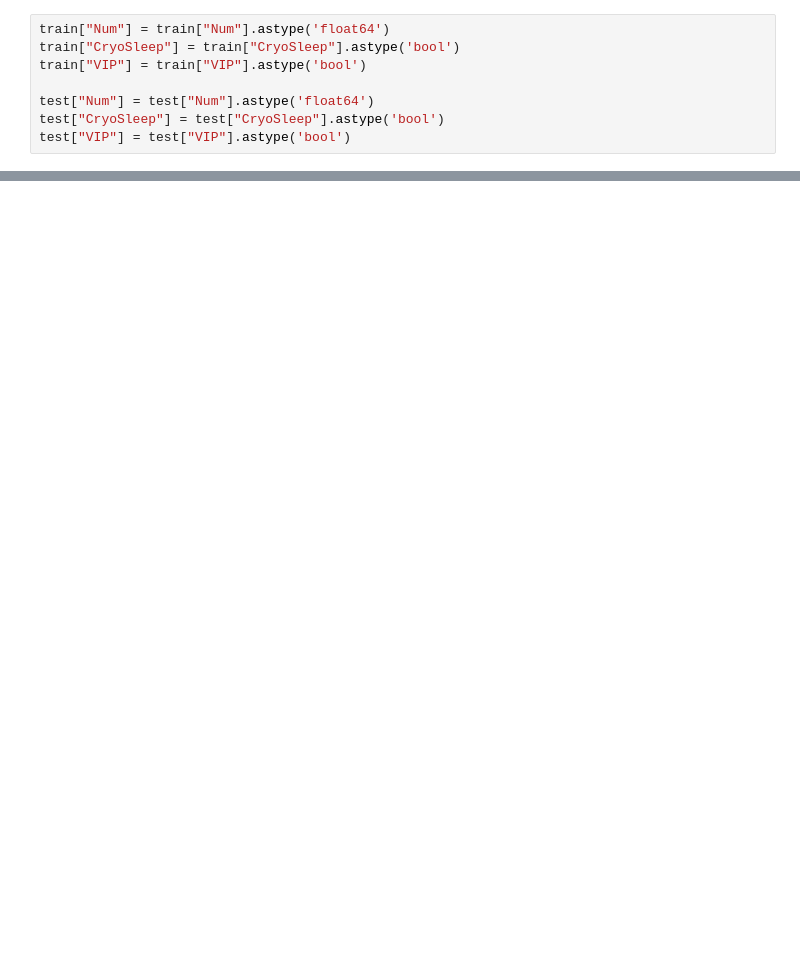
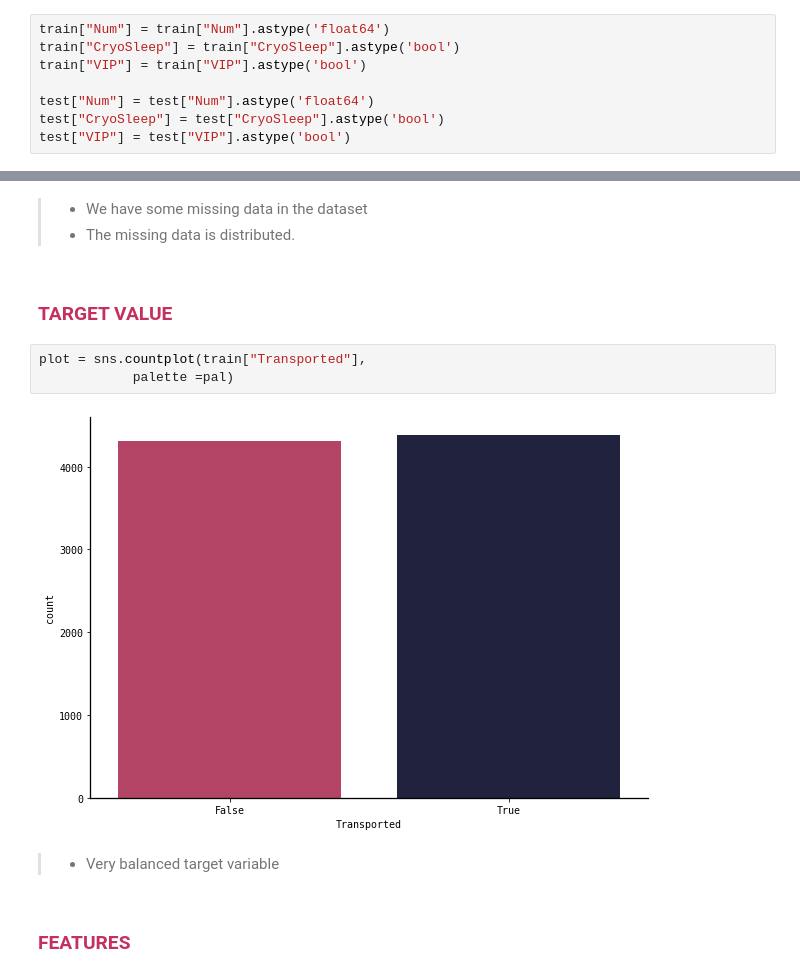
Before and after one commit to heyrobin/Space-Titanic, a Jupyter notebook: spaceship-titanic-eda.ipynb, the cells around one changed output, grey strips where cells are left out. Drawn from its saved outputs; the diff is of its cells as text; blank space fills up the shorter version.

```diff
--- a/spaceship-titanic-eda.ipynb
+++ b/spaceship-titanic-eda.ipynb
@@ -592,0 +180,14 @@ sub.head()
+# %% [markdown]
+> - We have some missing data in the dataset
+> - The missing data is distributed.
+# %% [markdown]
+### <b><span style='color:#C5315F'>TARGET VALUE</span></b>
+# %%
+plot = sns.countplot(train["Transported"],
+            palette =pal)
+# %% [output]
+[figure, added]
+# %% [markdown]
+> - Very balanced target variable
+# %% [markdown]
+### <b><span style='color:#C5315F'>FEATURES</span></b>
```
Also changed, not shown: parts of 68 cells of this notebook.
